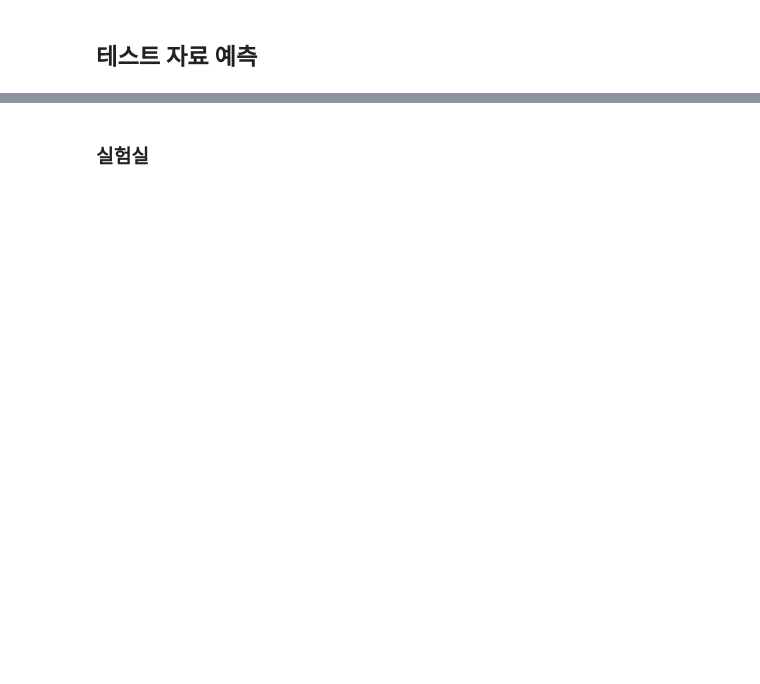
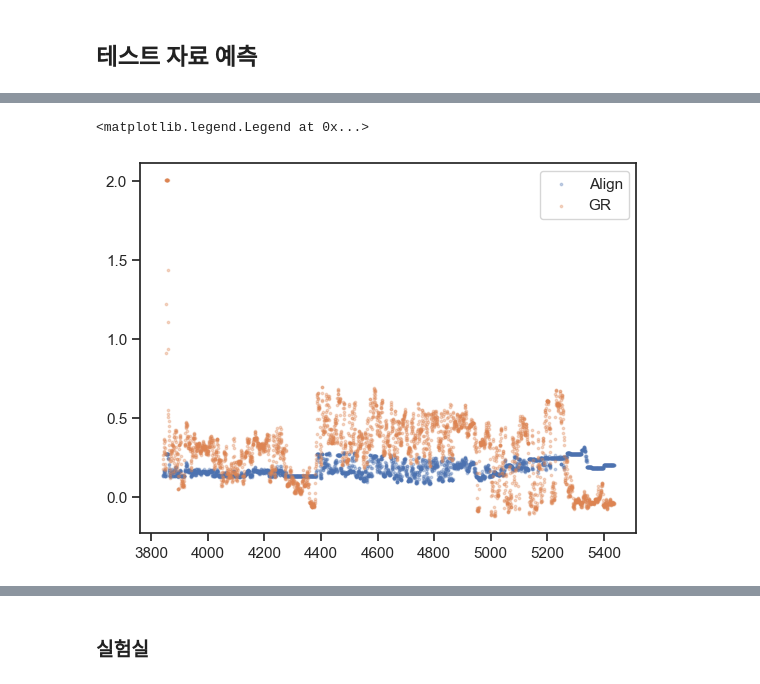
Before and after one commit to HyunMin-INHA/Machine-Learning-Competition-2023, a Jupyter notebook: WELL-LOGGED.ipynb, the cells around one changed output, grey strips where cells are left out. Drawn from its saved outputs; the diff is of its cells as text; code cells hidden in the pictures; blank space fills up the shorter version.

```diff
--- a/WELL-LOGGED.ipynb
+++ b/WELL-LOGGED.ipynb
@@ -962,3 +1009,10 @@ plt.plot(test_per_well2.loc[test_per_well2['well']==well, 'DEPT'], test_per_well
+# %%
+plt.scatter(test_per_well2.loc[test_well['well'] == well, 'DEPT'], test_well.loc[test_per_well2['well'] == well, 'NPHI'], alpha=0.3, s=3, label = 'Align')
+plt.scatter(test_per_well2.loc[test_well['well'] == well, 'DEPT'], test_well.loc[test_per_well2['well'] == well, 'GR'], alpha=0.3, s=3, label= 'GR')
+plt.legend()
+# %% [output]
+<matplotlib.legend.Legend at 0x...>
+[figure, added]
 # %%
 well = 3
 plt.scatter(test_per_well2.loc[test_per_well2['well'] == well, 'DEPT'], test_per_well2.loc[test_per_well2['well'] == well, 'NPHI'], alpha=0.3, s=3, label = 'Misalign')
```
Also changed, not shown: parts of 54 cells of this notebook.
